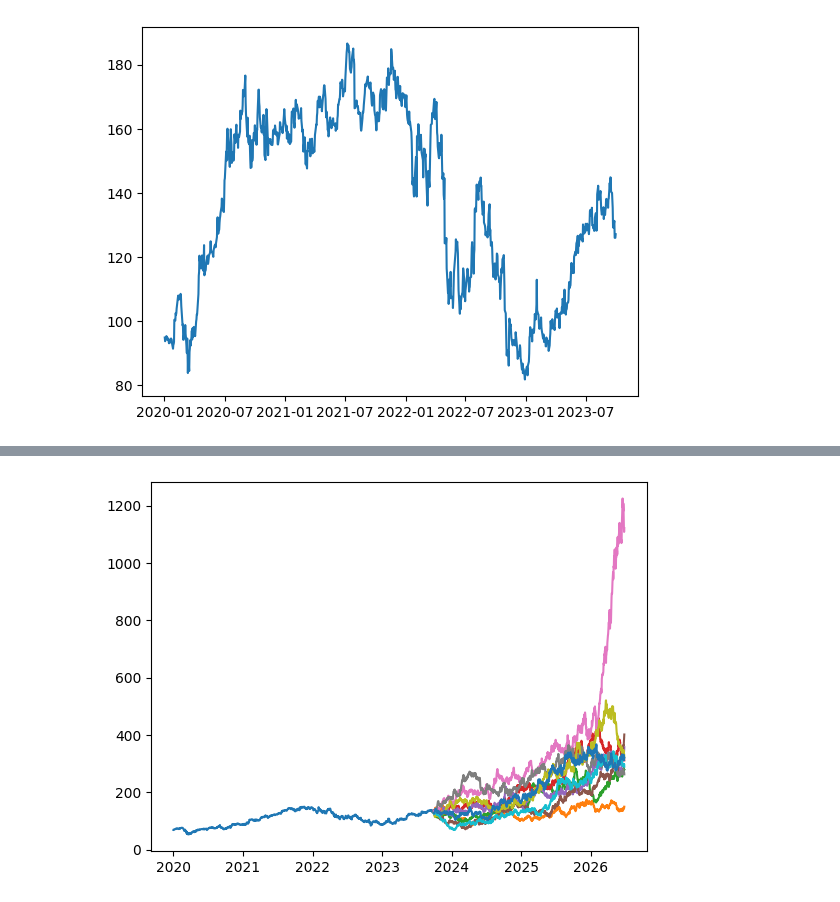
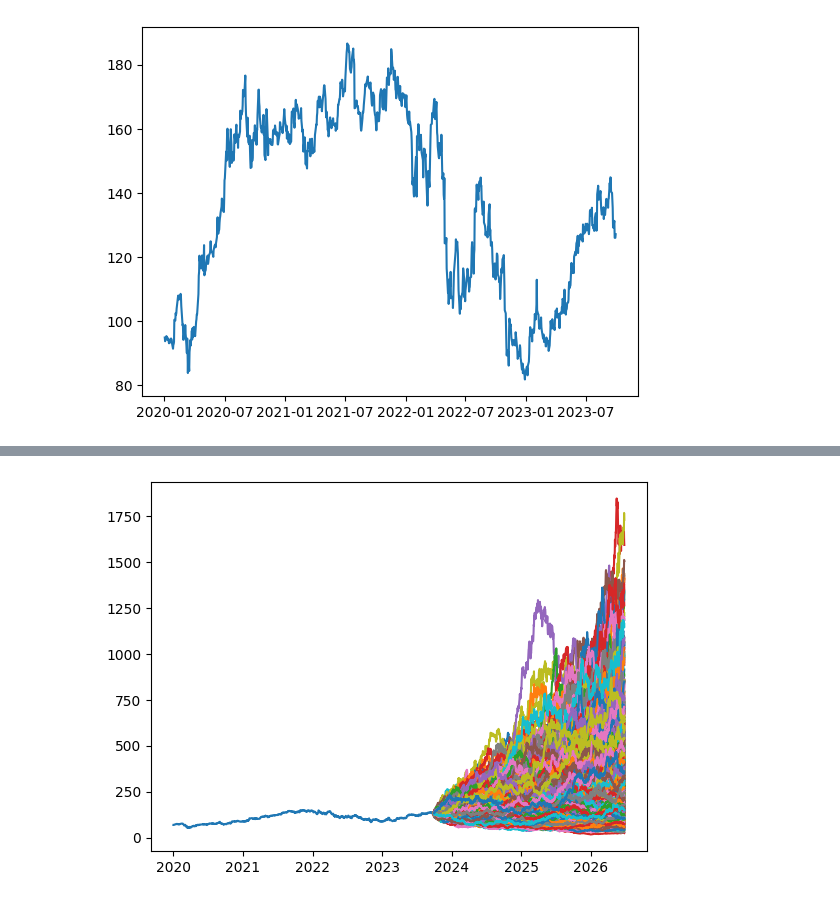
Before and after one commit to naapeli/Hanken-Hackathon-2024, a Jupyter notebook: MC_predictions.ipynb, the cells around one changed output, grey strips where cells are left out. Saved outputs shown, nothing was run; the diff lists cells and outputs as text; code cells hidden in the pictures.

Commit message:
Made a nice plot for the presentation

```diff
--- a/MC_predictions.ipynb
+++ b/MC_predictions.ipynb
@@ -18,7 +18,7 @@ plt.show()
 means = {ticker: prices[ticker].pct_change().mean() + 1 for ticker in STOCKS}
 stds = {ticker: prices[ticker].pct_change().std() for ticker in STOCKS}
 dt = 1
-n = 10
+n = 1000
 new_prices = {ticker + str(i): [] for i in range(n) for ticker in STOCKS}
 indicies = []
 prev_index = prices.index[-1]
@@ -57,9 +57,11 @@ print(new_prices)
 # %%
 ticker = "GOOGL"
 
 plt.plot(prices[ticker])
+distribution = []
 for i in range(n):
     plt.plot(new_prices[f"{ticker}{i}"])
+    distribution.append(new_prices[f"{ticker}{i}"][-1])
 plt.show()
 # %% [output]
-[figure, old version]
+[figure, new version]
```
Also changed, not shown: parts of 5 cells of this notebook, 1 other file.
